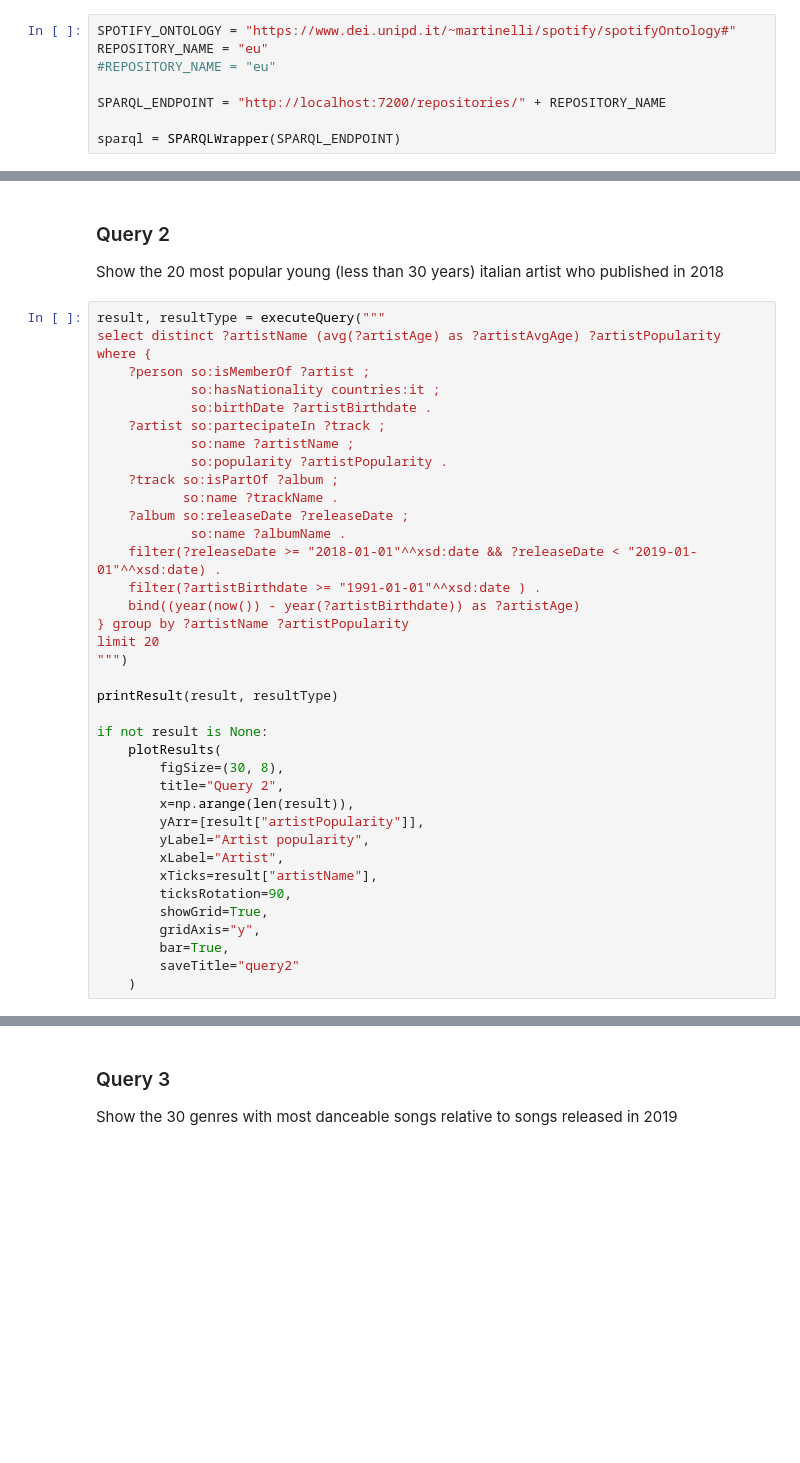
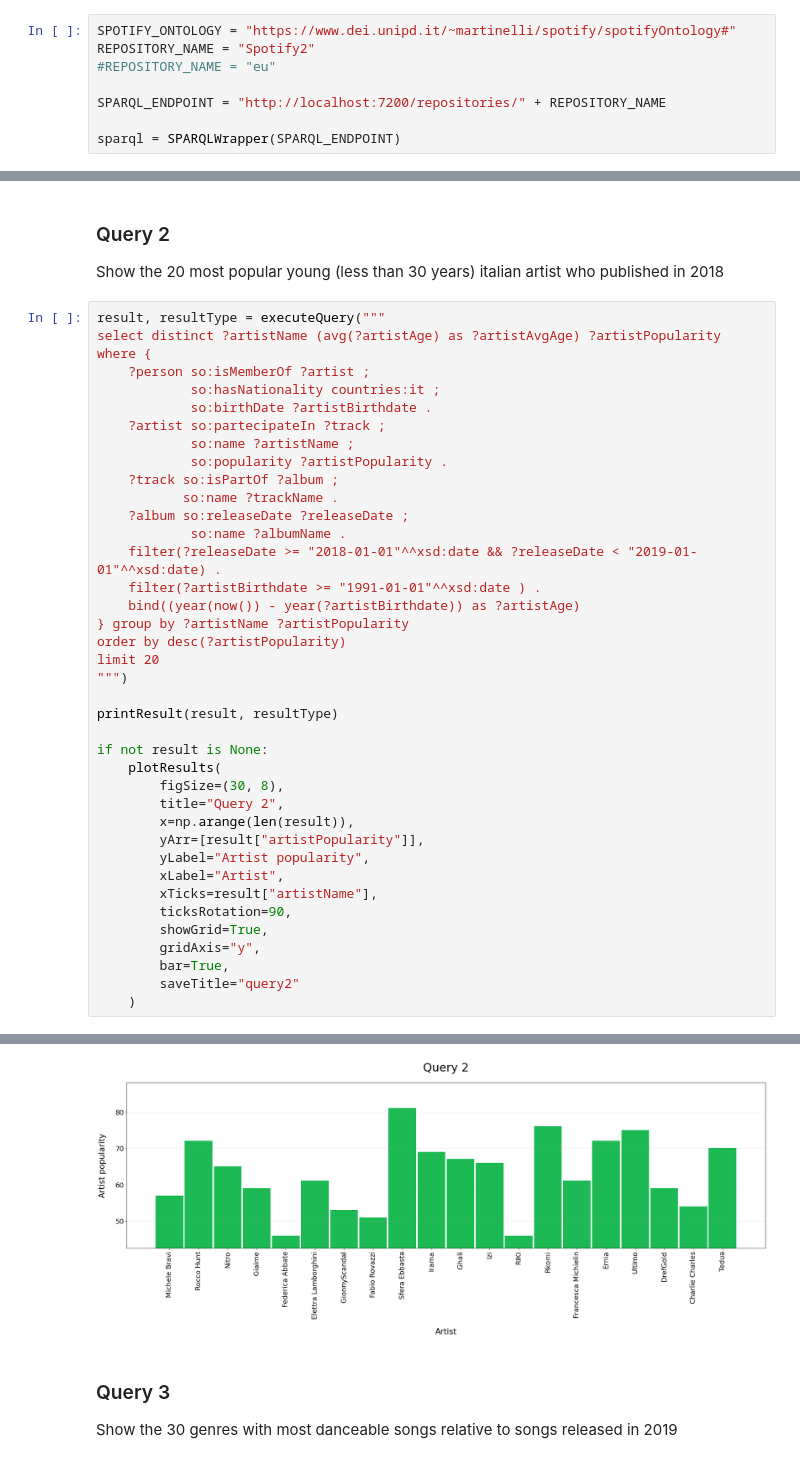
Before and after one commit to luca-martinelli-09/spotify-lod, a Jupyter notebook: spotifyGraphQueries.ipynb, the cells around one changed output, grey strips where cells are left out. Saved outputs shown, nothing was run; the diff lists cells and outputs as text; blank space fills up the shorter version.

```diff
--- a/spotifyGraphQueries.ipynb
+++ b/spotifyGraphQueries.ipynb
@@ -18,7 +18,7 @@ from SPARQLWrapper import SPARQLWrapper, JSON
 from IPython.display import display
 # %%
 SPOTIFY_ONTOLOGY = "https://www.dei.unipd.it/~martinelli/spotify/spotifyOntology#"
-REPOSITORY_NAME = "eu"
+REPOSITORY_NAME = "Spotify2"
 #REPOSITORY_NAME = "eu"
 
 SPARQL_ENDPOINT = "http://localhost:7200/repositories/" + REPOSITORY_NAME
@@ -253,6 +273,7 @@ select distinct ?artistName (avg(?artistAge) as ?artistAvgAge) ?artistPopularity
     filter(?artistBirthdate >= "1991-01-01"^^xsd:date ) .
     bind((year(now()) - year(?artistBirthdate)) as ?artistAge)
 } group by ?artistName ?artistPopularity
+order by desc(?artistPopularity)
 limit 20
 """)
 
@@ -273,3 +294,4 @@ if not result is None:
         bar=True,
         saveTitle="query2"
     )
+# %% [output]
@@ -276,3 +316,4 @@ if not result is None:
+[figure, added]
 # %% [markdown]
 ### Query 3
 Show the 30 genres with most danceable songs relative to songs released in 2019
```
Also changed, not shown: parts of 12 cells of this notebook, 1 other file.
